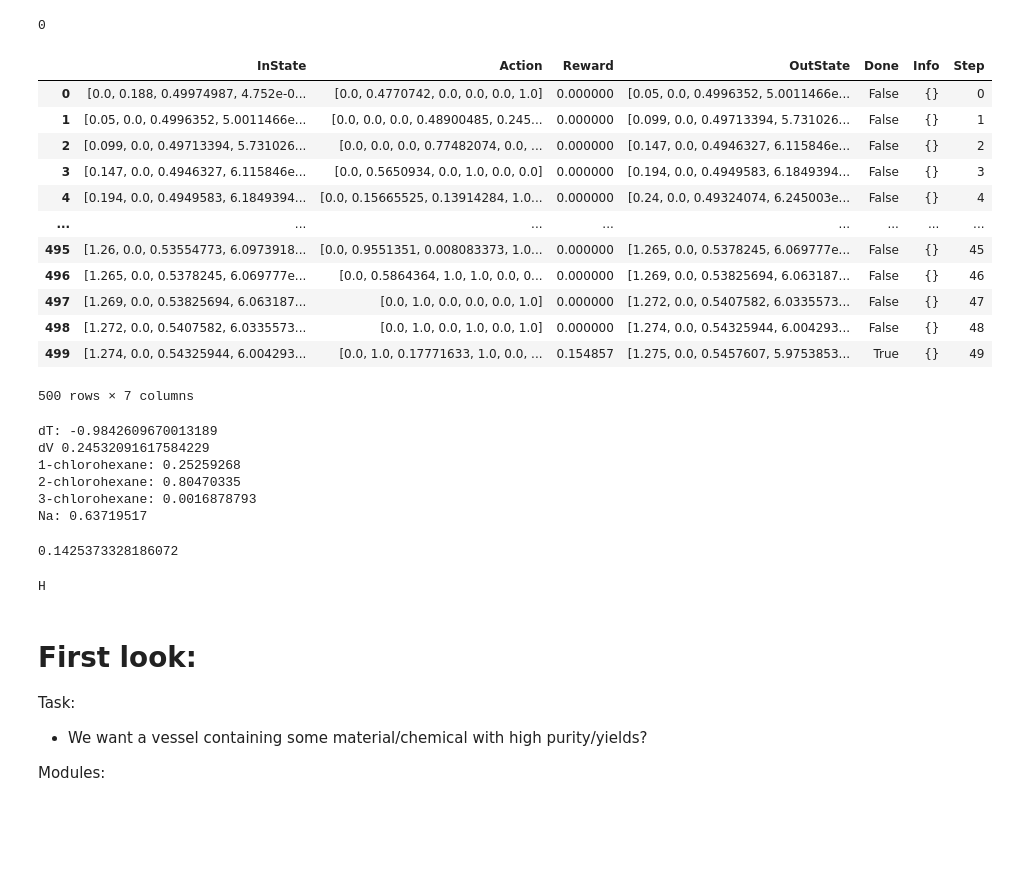
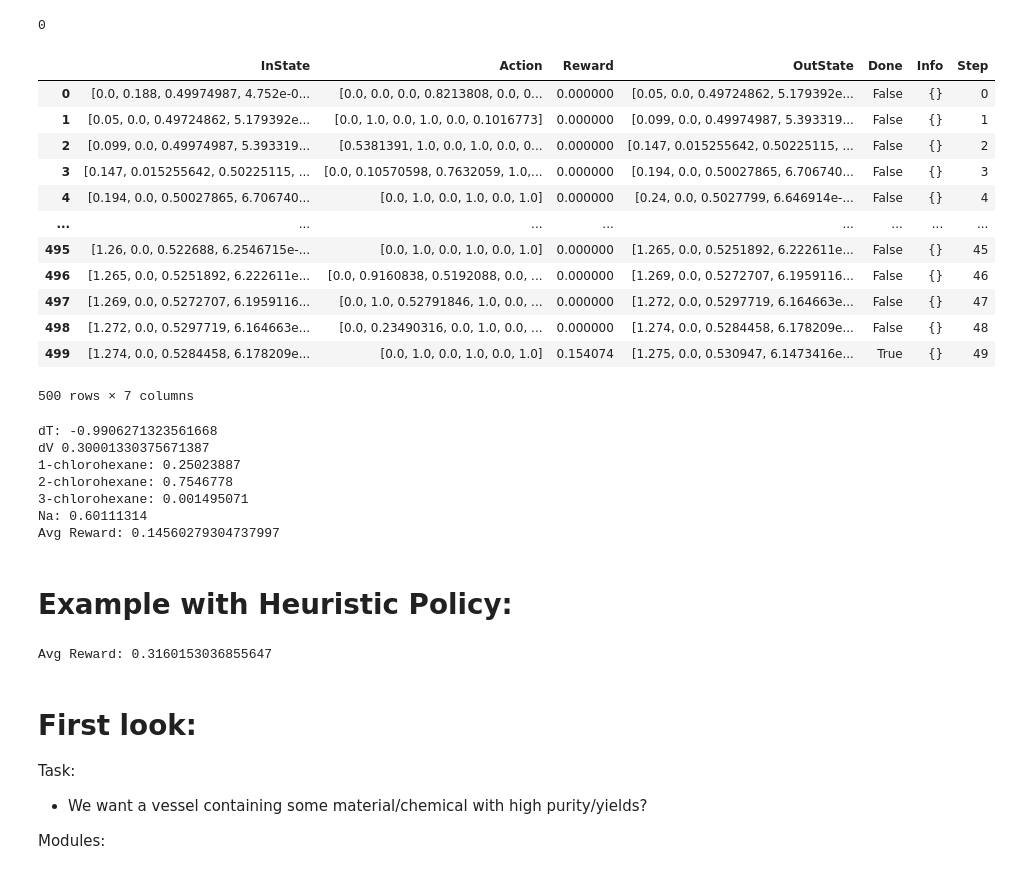
Before and after one commit to chemgymrl/chemgymrl, a Jupyter notebook: Gym notes.ipynb, the cells around one changed output. Drawn from its saved outputs; the diff is of its cells as text; code cells hidden in the pictures; blank space fills up the shorter version.

Commit message:
Added in heuristic policy for wurtz react to be run with RLTest.py

```diff
--- a/Gym notes.ipynb
+++ b/Gym notes.ipynb
@@ -94,26 +94,26 @@ os.system("python RLTrain.py steps=20000")
 0
 # %%
 import os
-os.system("python RLTest.py PPO2_WurtzReact-v1 500")
+os.system("python RLTest.py PPO2_WurtzReact-v1 steps=500")
 
 import pandas as pd
 
 data = pd.read_pickle("PPO2_WurtzReact-v1/rollout")
 
 data
 # %% [output]
 |  | InState | Action | Reward | OutState | Done | Info | Step |
-| 0 | [0.0, 0.188, 0.49974987, 4.752e-0... | [0.0, 0.4770742, 0.0, 0.0, 0.0, 1.0] | 0.000000 | [0.05, 0.0, 0.4996352, 5.0011466e... | False | {} | 0 |
-| 1 | [0.05, 0.0, 0.4996352, 5.0011466e... | [0.0, 0.0, 0.0, 0.48900485, 0.245... | 0.000000 | [0.099, 0.0, 0.49713394, 5.731026... | False | {} | 1 |
-| 2 | [0.099, 0.0, 0.49713394, 5.731026... | [0.0, 0.0, 0.0, 0.77482074, 0.0, ... | 0.000000 | [0.147, 0.0, 0.4946327, 6.115846e... | False | {} | 2 |
-| 3 | [0.147, 0.0, 0.4946327, 6.115846e... | [0.0, 0.5650934, 0.0, 1.0, 0.0, 0.0] | 0.000000 | [0.194, 0.0, 0.4949583, 6.1849394... | False | {} | 3 |
-| 4 | [0.194, 0.0, 0.4949583, 6.1849394... | [0.0, 0.15665525, 0.13914284, 1.0... | 0.000000 | [0.24, 0.0, 0.49324074, 6.245003e... | False | {} | 4 |
+| 0 | [0.0, 0.188, 0.49974987, 4.752e-0... | [0.0, 0.0, 0.0, 0.8213808, 0.0, 0... | 0.000000 | [0.05, 0.0, 0.49724862, 5.179392e... | False | {} | 0 |
+| 1 | [0.05, 0.0, 0.49724862, 5.179392e... | [0.0, 1.0, 0.0, 1.0, 0.0, 0.1016773] | 0.000000 | [0.099, 0.0, 0.49974987, 5.393319... | False | {} | 1 |
+| 2 | [0.099, 0.0, 0.49974987, 5.393319... | [0.5381391, 1.0, 0.0, 1.0, 0.0, 0... | 0.000000 | [0.147, 0.015255642, 0.50225115, ... | False | {} | 2 |
+| 3 | [0.147, 0.015255642, 0.50225115, ... | [0.0, 0.10570598, 0.7632059, 1.0,... | 0.000000 | [0.194, 0.0, 0.50027865, 6.706740... | False | {} | 3 |
+| 4 | [0.194, 0.0, 0.50027865, 6.706740... | [0.0, 1.0, 0.0, 1.0, 0.0, 1.0] | 0.000000 | [0.24, 0.0, 0.5027799, 6.646914e-... | False | {} | 4 |
 | ... | ... | ... | ... | ... | ... | ... | ... |
-| 495 | [1.26, 0.0, 0.53554773, 6.0973918... | [0.0, 0.9551351, 0.008083373, 1.0... | 0.000000 | [1.265, 0.0, 0.5378245, 6.069777e... | False | {} | 45 |
-| 496 | [1.265, 0.0, 0.5378245, 6.069777e... | [0.0, 0.5864364, 1.0, 1.0, 0.0, 0... | 0.000000 | [1.269, 0.0, 0.53825694, 6.063187... | False | {} | 46 |
-| 497 | [1.269, 0.0, 0.53825694, 6.063187... | [0.0, 1.0, 0.0, 0.0, 0.0, 1.0] | 0.000000 | [1.272, 0.0, 0.5407582, 6.0335573... | False | {} | 47 |
-| 498 | [1.272, 0.0, 0.5407582, 6.0335573... | [0.0, 1.0, 0.0, 1.0, 0.0, 1.0] | 0.000000 | [1.274, 0.0, 0.54325944, 6.004293... | False | {} | 48 |
-| 499 | [1.274, 0.0, 0.54325944, 6.004293... | [0.0, 1.0, 0.17771633, 1.0, 0.0, ... | 0.154857 | [1.275, 0.0, 0.5457607, 5.9753853... | True | {} | 49 |
+| 495 | [1.26, 0.0, 0.522688, 6.2546715e-... | [0.0, 1.0, 0.0, 1.0, 0.0, 1.0] | 0.000000 | [1.265, 0.0, 0.5251892, 6.222611e... | False | {} | 45 |
+| 496 | [1.265, 0.0, 0.5251892, 6.222611e... | [0.0, 0.9160838, 0.5192088, 0.0, ... | 0.000000 | [1.269, 0.0, 0.5272707, 6.1959116... | False | {} | 46 |
+| 497 | [1.269, 0.0, 0.5272707, 6.1959116... | [0.0, 1.0, 0.52791846, 1.0, 0.0, ... | 0.000000 | [1.272, 0.0, 0.5297719, 6.164663e... | False | {} | 47 |
+| 498 | [1.272, 0.0, 0.5297719, 6.164663e... | [0.0, 0.23490316, 0.0, 1.0, 0.0, ... | 0.000000 | [1.274, 0.0, 0.5284458, 6.178209e... | False | {} | 48 |
+| 499 | [1.274, 0.0, 0.5284458, 6.178209e... | [0.0, 1.0, 0.0, 1.0, 0.0, 1.0] | 0.154074 | [1.275, 0.0, 0.530947, 6.1473416e... | True | {} | 49 |
 500 rows × 7 columns
 # %%
 data.InState[0].shape
@@ -135,24 +135,25 @@ REACTANTS = [
 print("dT:",dT,"\ndV",dV)
 for i in range(4):
     print(REACTANTS[i]+":",avgchoices[i+2])
+
+print("Avg Reward:", data[data.Done==True].Reward.mean())
 # %% [output]
-dT: -0.9842609670013189
-dV 0.24532091617584229
-1-chlorohexane: 0.25259268
-2-chlorohexane: 0.80470335
-3-chlorohexane: 0.0016878793
-Na: 0.63719517
+dT: -0.9906271323561668
+dV 0.30001330375671387
+1-chlorohexane: 0.25023887
+2-chlorohexane: 0.7546778
+3-chlorohexane: 0.001495071
+Na: 0.60111314
+Avg Reward: 0.14560279304737997
-# %%
-data[data.Done==True].Reward.mean()
-# %% [output]
-0.1425373328186072
-# %%
-print("HI",end="")
-import time
-time.sleep(1)
-print("\b")
-# %% [output]
-H
+# %% [markdown]
+# Example with Heuristic Policy:
+# %%
+os.system("python RLTest.py WRH algorithm=WRH steps=500")
+
+data = pd.read_pickle("WRH/rollout")
+print("Avg Reward:", data[data.Done==True].Reward.mean())
+# %% [output]
+Avg Reward: 0.3160153036855647
 # %% [markdown]
 # First look:
 
```
Also changed, not shown: 1 other file.
